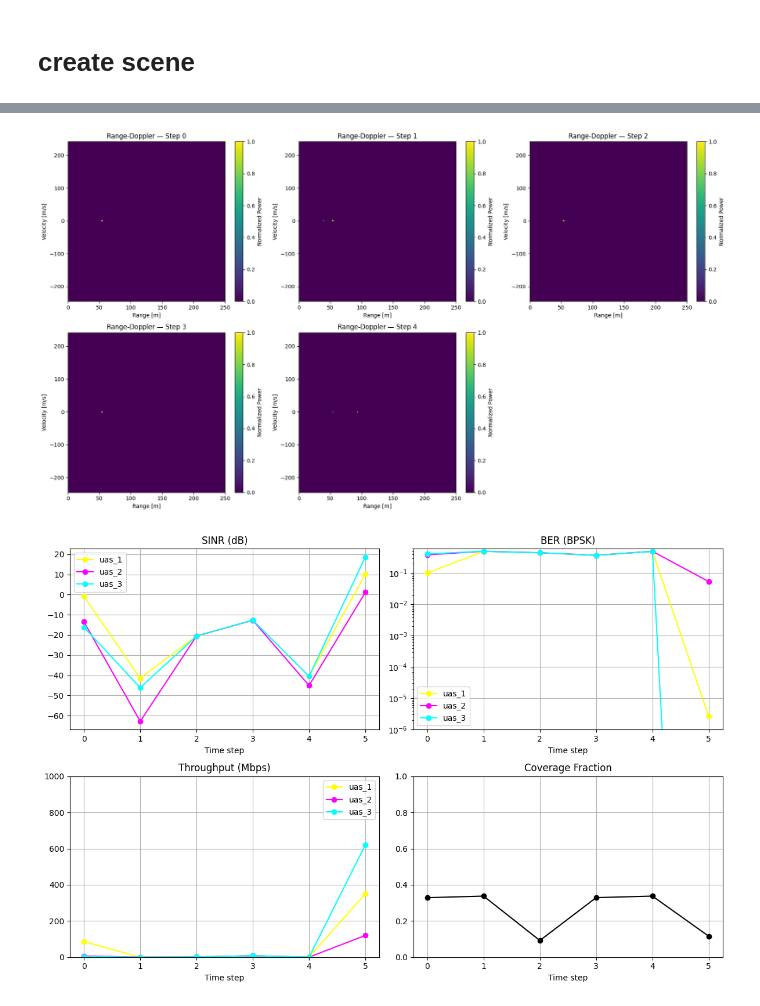
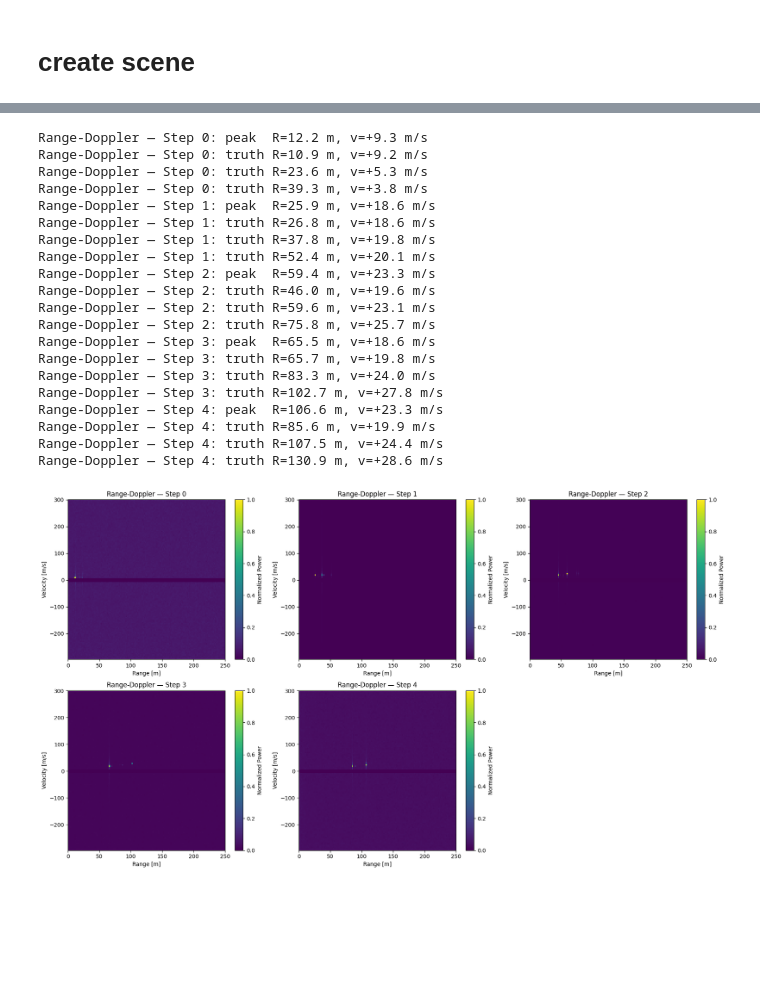
Before and after one commit to KBHuber/JcasSim, a Jupyter notebook: 3_drone.ipynb, the cells around one changed output, grey strips where cells are left out. Drawn from its saved outputs; the diff is of its cells as text; code cells hidden in the pictures; blank space fills up the shorter version.

```diff
--- a/3_drone.ipynb
+++ b/3_drone.ipynb
@@ -48,10 +45,15 @@ sensing_on = True
 # %% [markdown]
 # create scene
 # %%
+import ofdm_config
+
+# "3.5", "10" or "28" -- rebinds carrier, bandwidth, numerology and array together
+ofdm_config.select_band("28")
+
 scene = load_scene(rt.scene.simple_street_canyon, merge_shapes=False)
-scene.frequency = 28e9
+scene.frequency = ofdm_config.CARRIER_FREQUENCY
 
-# create transmitter and add it to the scene
-scene.tx_array = PlanarArray(num_rows=8, num_cols=8, pattern="tr38901", polarization="V") #document these
+scene.tx_array = PlanarArray(num_rows=ofdm_config.ARRAY_ROWS, num_cols=ofdm_config.ARRAY_COLS,
+                             pattern="tr38901", polarization="V")
 scene.rx_array = scene.tx_array
 # %%
@@ -190,0 +222,15 @@ Sensing t=4: peak power 1.664e+00, peak range 93.0m
+# %%
+# position accuracy, P_d and false alarm rate, from the CFAR detections vs. truth
+if sensing_on and sensing_cubes:
+    print(score_sensing(sensing_cubes, sensing_ground_truth_pos, bs_position))
+
+    # Two-way (BS -> drone -> BS) SNR, so it obeys 1/R^4 where the comms SNR above is
+    # one-way. -inf = no return in that cell; nan = no usable local noise estimate.
+    print("\nTwo-way sensing SNR (dB) per drone -- true range/Doppler/bearing cell vs. CFAR noise floor:")
+    print("  step  " + "  ".join(f"{name:>9s}" for name in drone_names) + "     range (m)")
+    for t_idx, cube in enumerate(sensing_cubes):
+        truths_raz = [world_to_spherical(bs_position, pos) for pos in sensing_ground_truth_pos[t_idx]]
+        radial_velocities = [v for (_, v) in sensing_ground_truth[t_idx]]
+        snrs = per_target_sensing_snr(cube, truths_raz, radial_velocities)
+        ranges = "  ".join(f"{r:5.1f}" for (r, _, _) in truths_raz)
+        print(f"  {t_idx:>4d}  " + "  ".join(f"{s:>9.1f}" for s in snrs) + f"     {ranges}")
@@ -191,29 +258,40 @@ Sensing t=4: peak power 1.664e+00, peak range 93.0m
 # %%
-# -----------------------------
-# SENSING PLOTS
-# -----------------------------
-if sensing_on and sensing_cubes:
+if plots_on and sensing_on and sensing_cubes:
     n_steps_plotted = len(sensing_cubes)
     ncols = 3
-    nrows = -(-n_steps_plotted // ncols)
+    nrows = -(-n_steps_plotted // ncols)  # ceil division
 
     fig = plt.figure(figsize=(6 * ncols, 5 * nrows))
     for t_idx in range(n_steps_plotted):
         ax = fig.add_subplot(nrows, ncols, t_idx + 1)
         plot_range_doppler(
             sensing_cubes[t_idx],
             max_range_m=250,
             ax=ax,
             title=f"Range-Doppler — Step {t_idx}",
+            ground_truth=sensing_ground_truth[t_idx],
         )
     plt.tight_layout()
     plt.show()
 # %% [output]
+Range-Doppler — Step 0: peak  R=12.2 m, v=+9.3 m/s
+Range-Doppler — Step 0: truth R=10.9 m, v=+9.2 m/s
+Range-Doppler — Step 0: truth R=23.6 m, v=+5.3 m/s
+Range-Doppler — Step 0: truth R=39.3 m, v=+3.8 m/s
+Range-Doppler — Step 1: peak  R=25.9 m, v=+18.6 m/s
+Range-Doppler — Step 1: truth R=26.8 m, v=+18.6 m/s
+Range-Doppler — Step 1: truth R=37.8 m, v=+19.8 m/s
+Range-Doppler — Step 1: truth R=52.4 m, v=+20.1 m/s
+Range-Doppler — Step 2: peak  R=59.4 m, v=+23.3 m/s
+Range-Doppler — Step 2: truth R=46.0 m, v=+19.6 m/s
+Range-Doppler — Step 2: truth R=59.6 m, v=+23.1 m/s
+Range-Doppler — Step 2: truth R=75.8 m, v=+25.7 m/s
+Range-Doppler — Step 3: peak  R=65.5 m, v=+18.6 m/s
+Range-Doppler — Step 3: truth R=65.7 m, v=+19.8 m/s
+Range-Doppler — Step 3: truth R=83.3 m, v=+24.0 m/s
+Range-Doppler — Step 3: truth R=102.7 m, v=+27.8 m/s
+Range-Doppler — Step 4: peak  R=106.6 m, v=+23.3 m/s
+Range-Doppler — Step 4: truth R=85.6 m, v=+19.9 m/s
+Range-Doppler — Step 4: truth R=107.5 m, v=+24.4 m/s
+Range-Doppler — Step 4: truth R=130.9 m, v=+28.6 m/s
-[figure, old version]
+[figure, new version]
-# %%
-# -----------------------------
-# PLOT KPIs
-# -----------------------------
-plot_kpis(kpi_log, scene)
-# %% [output]
-[figure, removed]
```
Also changed, not shown: parts of 10 cells of this notebook, 18 other files.
